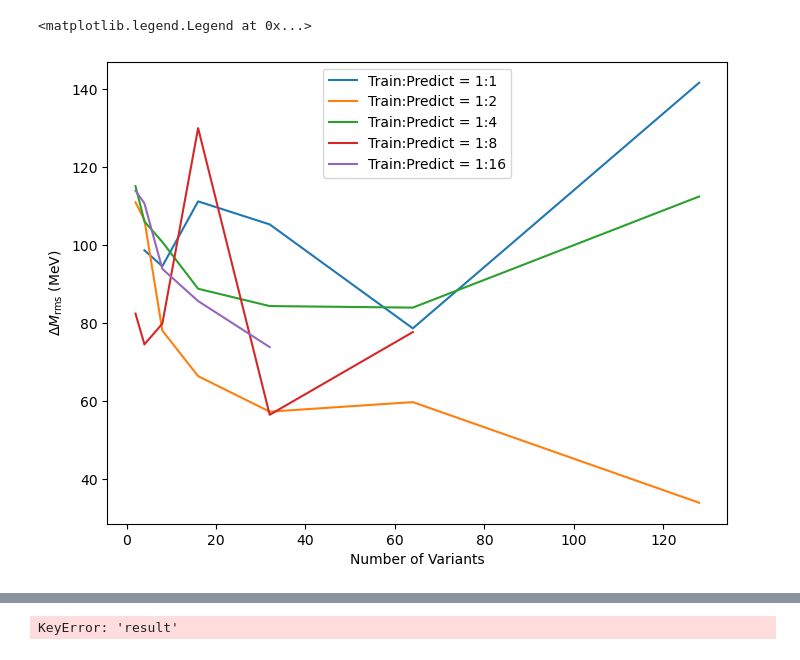
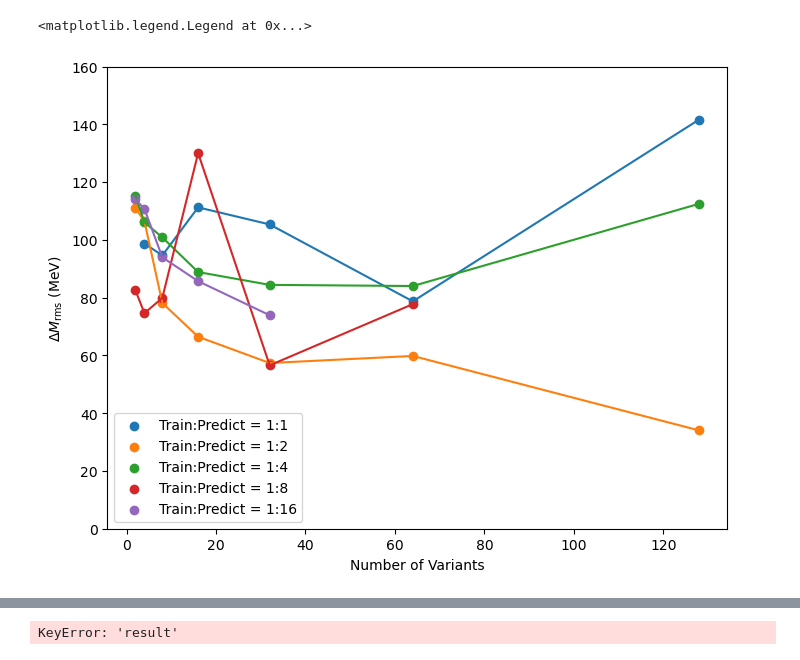
Before and after one commit to mzyudhistira/BSk24-Emu, a Jupyter notebook: quick_analysis.ipynb, the cells around one changed output, grey strips where cells are left out. Saved outputs shown, nothing was run; the diff lists cells and outputs as text; code cells hidden in the pictures.

Commit message:
edit graph, delete local data

```diff
--- a/quick_analysis.ipynb
+++ b/quick_analysis.ipynb
@@ -135,33 +135,35 @@ tests2 = {
         'file': run_ext_1to4,
         'plot_name': 'Train:Predict = 1:4',
         'varian' : v1
     },
     'ext_1to8':{
         'file': run_ext_1to8,
         'plot_name': 'Train:Predict = 1:8',
         'varian' : v2
     },
     'ext_1to16':{
         'file': run_ext_1to16,
         'plot_name': 'Train:Predict = 1:16',
         'varian' : v3
     },
 
 }
 
 for name, test in tests.items():
     test_name = test['file']
     test_varian = test['varian']
     test ['result'] = analyse_varian_effect(test_varian, test_name)
 
 plt.figure(figsize=(8, 6))
 for name, test in tests.items():
-    plt.plot(test['varian'], test['result']['rms_dev'], label=test['plot_name'])
+    plt.scatter(test['varian'], test['result']['rms_dev'], label=test['plot_name'])
+    plt.plot(test['varian'], test['result']['rms_dev'])
+
 
 plt.xlabel(r'Number of Variants')
 plt.ylabel(r'$\Delta M_{\text{rms}}$ (MeV)')
-plt.ylim
+plt.ylim(0,160)
 plt.legend()
 # %% [output]
 <matplotlib.legend.Legend at 0x...>
-[figure, old version]
+[figure, new version]
```
Also changed, not shown: parts of 13 cells of this notebook, 4 other files.
